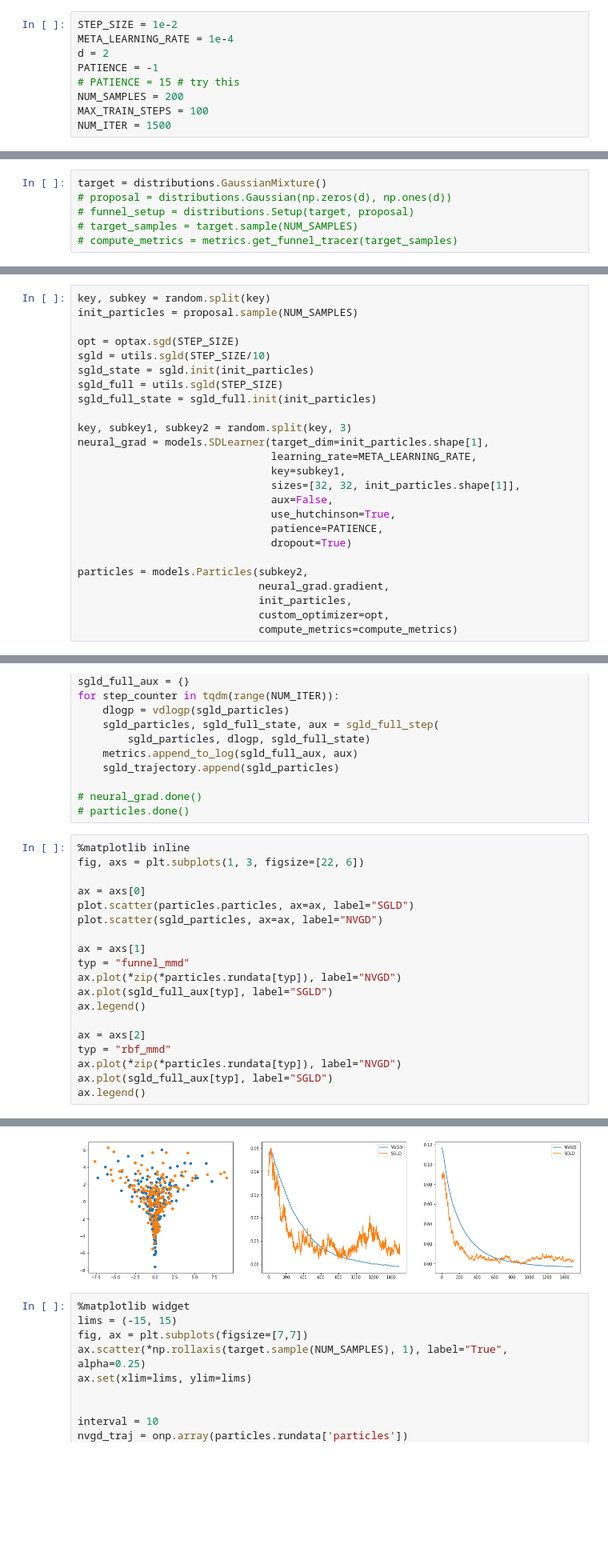
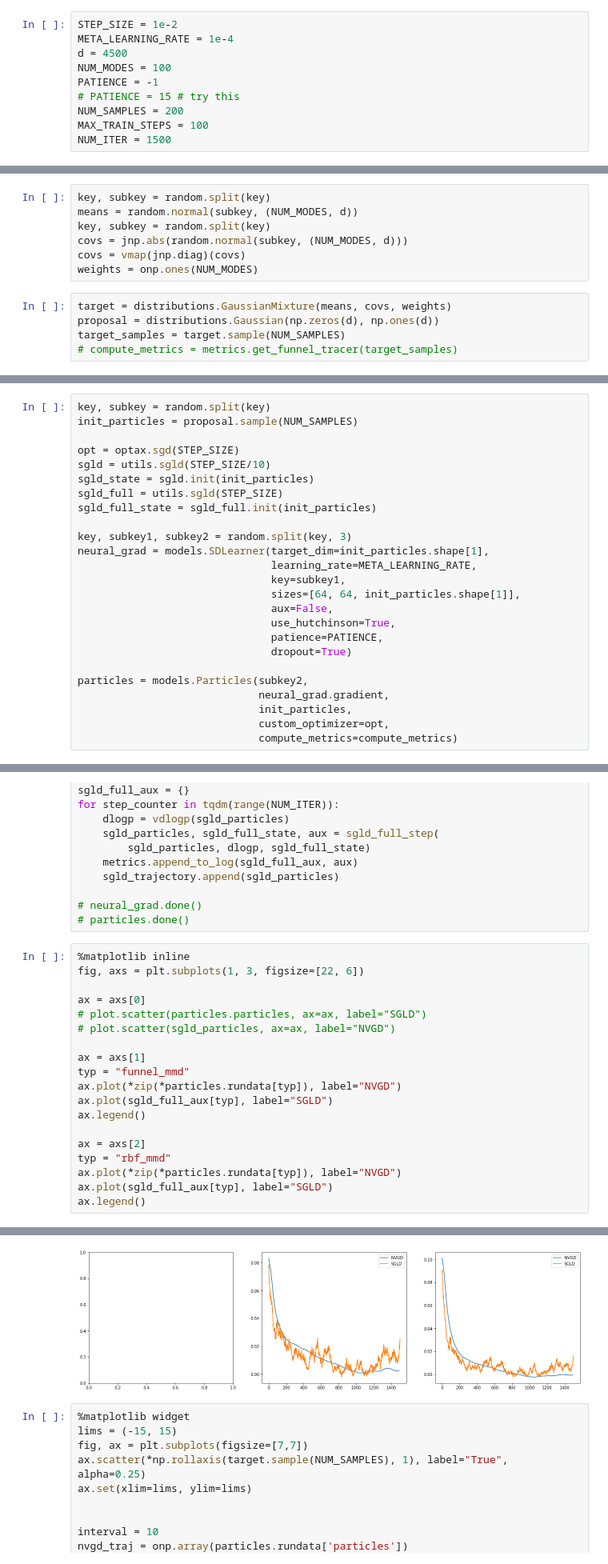
Before and after one commit to ratschlab/projects-2020-Neural-SVGD, a Jupyter notebook: notebooks/experiments/simulating-complex-posterior.ipynb, the cells around one changed output, grey strips where cells are left out. Shown: that part at 80% size. Cells and saved outputs as stored; diff of their text form; blank space fills up the shorter version.

```diff
--- a/notebooks/experiments/simulating-complex-posterior.ipynb
+++ b/notebooks/experiments/simulating-complex-posterior.ipynb
@@ -47,7 +47,8 @@ WARNING:absl:No GPU/TPU found, falling back to CPU. (Set TF_CPP_MIN_LOG_LEVEL=0
 # %%
 STEP_SIZE = 1e-2
 META_LEARNING_RATE = 1e-4
-d = 2
+d = 4500
+NUM_MODES = 100
 PATIENCE = -1
 # PATIENCE = 15 # try this
 NUM_SAMPLES = 200
@@ -60,6 +57,12 @@ weights =
+# %%
+key, subkey = random.split(key)
+means = random.normal(subkey, (NUM_MODES, d))
+key, subkey = random.split(key)
+covs = jnp.abs(random.normal(subkey, (NUM_MODES, d)))
+covs = vmap(jnp.diag)(covs)
+weights = onp.ones(NUM_MODES)
 # %%
-target = distributions.GaussianMixture()
-# proposal = distributions.Gaussian(np.zeros(d), np.ones(d))
-# funnel_setup = distributions.Setup(target, proposal)
-# target_samples = target.sample(NUM_SAMPLES)
+target = distributions.GaussianMixture(means, covs, weights)
+proposal = distributions.Gaussian(np.zeros(d), np.ones(d))
+target_samples = target.sample(NUM_SAMPLES)
 # compute_metrics = metrics.get_funnel_tracer(target_samples)
@@ -79,7 +80,7 @@ key, subkey1, subkey2 = random.split(key, 3)
 neural_grad = models.SDLearner(target_dim=init_particles.shape[1],
                                learning_rate=META_LEARNING_RATE,
                                key=subkey1,
-                               sizes=[32, 32, init_particles.shape[1]],
+                               sizes=[64, 64, init_particles.shape[1]],
                                aux=False,
                                use_hutchinson=True,
                                patience=PATIENCE,
@@ -190,25 +213,25 @@ for step_counter in tqdm(range(NUM_ITER)):
 # %%
 %matplotlib inline
 fig, axs = plt.subplots(1, 3, figsize=[22, 6])
 
 ax = axs[0]
-plot.scatter(particles.particles, ax=ax, label="SGLD")
-plot.scatter(sgld_particles, ax=ax, label="NVGD")
+# plot.scatter(particles.particles, ax=ax, label="SGLD")
+# plot.scatter(sgld_particles, ax=ax, label="NVGD")
 
 ax = axs[1]
 typ = "funnel_mmd"
 ax.plot(*zip(*particles.rundata[typ]), label="NVGD")
 ax.plot(sgld_full_aux[typ], label="SGLD")
 ax.legend()
 
 ax = axs[2]
 typ = "rbf_mmd"
 ax.plot(*zip(*particles.rundata[typ]), label="NVGD")
 ax.plot(sgld_full_aux[typ], label="SGLD")
 ax.legend()
 # %% [output]
 <matplotlib.legend.Legend at 0x...>
-[figure, old version]
+[figure, new version]
 # %%
 %matplotlib widget
 lims = (-15, 15)
```
Also changed, not shown: parts of 5 cells of this notebook, 2 other files.
